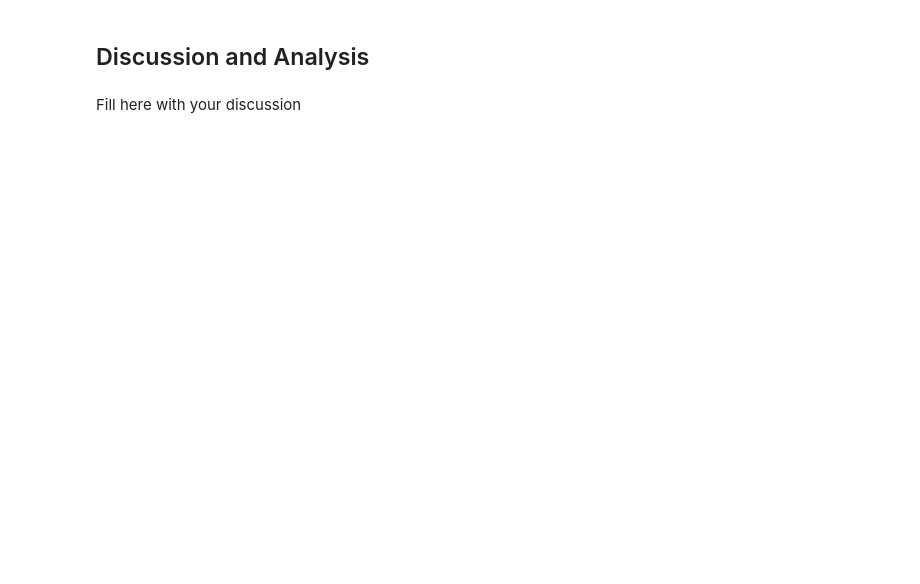
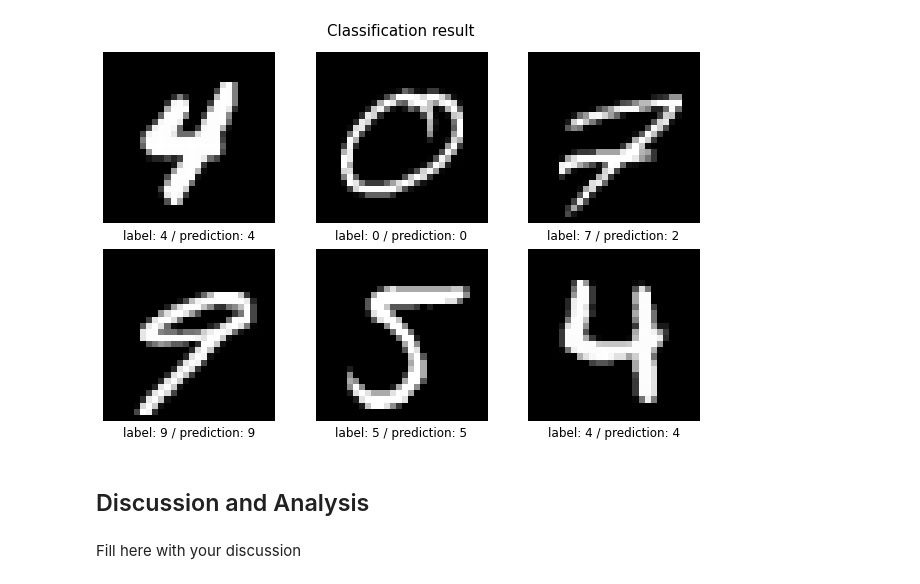
Before and after one commit to yuneg11-archive/KAIST-AI501-ANN, a Jupyter notebook: ANN.ipynb, the cells around one changed output. Cells and saved outputs as stored; diff of their text form; code cells hidden in the pictures; blank space fills up the shorter version.

```diff
--- a/ANN.ipynb
+++ b/ANN.ipynb
@@ -136,0 +31,6 @@ imshow(torchvision.utils.make_grid(test_input))
+# %%
+max_epoch = 30
+learning_rate = 0.0001
+batch_size = 512
+test_batch_size = 1024
+device = "cuda"
@@ -136,0 +39,8 @@ imshow(torchvision.utils.make_grid(test_input))
+# %%
+train_dataset = datasets.MNIST(root=data_dir, train=True, download=True, transform=transforms.ToTensor())
+train_loader = DataLoader(train_dataset, batch_size=batch_size, shuffle=True, pin_memory=True)
+
+test_dataset = datasets.MNIST(root=data_dir, train=False, download=True, transform=transforms.ToTensor())
+test_loader = DataLoader(test_dataset, batch_size=test_batch_size, shuffle=False, pin_memory=True)
+
+classes = ("0","1","2","3","4","5","6","7","8","9")
@@ -137,3 +210,31 @@ imshow(torchvision.utils.make_grid(test_input))
+# %%
+model.eval()
+
+rand_idx = torch.randint(low=0, high=len(test_loader.dataset), size=(6,))
+
+test_inputs = torch.stack([test_dataset[idx][0] for idx in rand_idx])
+test_labels = torch.tensor([test_dataset[idx][1] for idx in rand_idx])
+test_predictions = model(test_inputs.to(device)).argmax(dim=1)
+
+test_images = test_inputs.squeeze(dim=1)
+# %%
+def plot_classification(images, labels, predictions, size):
+    fig, axes = plt.subplots(*size, figsize=(size[1] * 3, size[0] * 3))
+
+    for idx, (image, label, prediction) in enumerate(zip(images, labels, predictions)):
+        i, j = idx // size[1], idx % size[1]
+        axes[i, j].imshow(image, cmap="gray")
+        axes[i, j].set_title(f"label: {label} / prediction: {prediction}", y=-0.13)
+        axes[i, j].axis("off")
+
+    fig.suptitle("Classification result", fontsize=15)
+    fig.tight_layout()
+
+    return fig
+
+plot_classification(test_images, test_labels, test_predictions, size=(2, 3)).show()
+# %% [output]
+[figure, added]
 # %% [markdown]
 ## Discussion and Analysis
 # %% [markdown]
```
Also changed, not shown: parts of 41 cells of this notebook, 2 other files.
